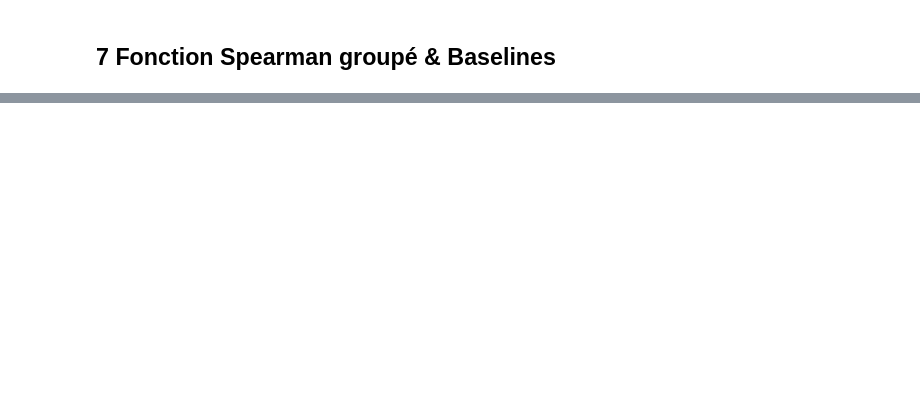
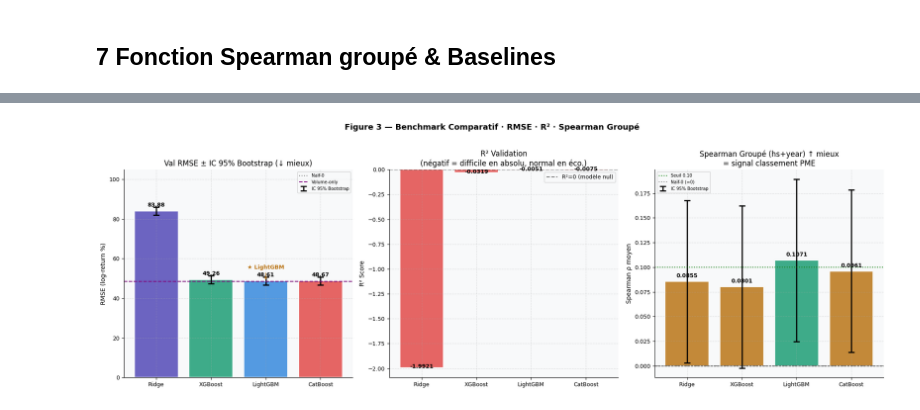
Before and after one commit to RhachiBadr/MaroTrade-Intelligence, a Jupyter notebook: notebooks/benchmark_phase1_v4.ipynb, the cells around one changed output, grey strips where cells are left out. Cells and saved outputs as stored; diff of their text form; code cells hidden in the pictures; blank space fills up the shorter version.

Commit message:
Integrate v6 market ranking benchmark

```diff
--- a/notebooks/benchmark_phase1_v4.ipynb
+++ b/notebooks/benchmark_phase1_v4.ipynb
@@ -737,0 +1076,94 @@ print(f'✅ Figure 7 | Top SHAP: {FEAT_LABELS.get(FEATURES[idx_s[0]], FEATURES[i
+# %%
+fig, axes = plt.subplots(1, 3, figsize=(18, 6))
+fig.suptitle('Figure 3 — Benchmark Comparatif · RMSE · R² · Spearman Groupé',
+             fontsize=13, fontweight='bold', y=1.02)
+
+names    = list(MODEL_CONFIGS.keys())
+val_rmse = [RESULTS[m]['val_rmse']     for m in names]
+val_r2   = [RESULTS[m]['val_r2']       for m in names]
+val_sp   = [RESULTS[m]['val_spearman'] for m in names]
+col_list = [COLORS[m] for m in names]
+ci_half_rmse = (CI_RMSE[1] - CI_RMSE[0]) / 2
+ci_half_sp   = (CI_SP[1]   - CI_SP[0])   / 2
+
+# ── 3a : Val RMSE ─────────────────────────────────────────────────────────────
+ax = axes[0]
+bars = ax.bar(names, val_rmse, color=col_list, alpha=0.85,
+              edgecolor='white', lw=1.5)
+ax.errorbar(names, val_rmse, yerr=[ci_half_rmse]*len(names),
+            fmt='none', color='black', capsize=5, capthick=2,
+            elinewidth=2, label='IC 95% Bootstrap')
+
+# Ligne baselines
+ax.axhline(BASELINES['Naif-0']['val_rmse'], color='gray',
+           lw=1.5, linestyle=':', label='Naïf-0')
+ax.axhline(BASELINES['Volume-only']['val_rmse'], color='purple',
+           lw=1.5, linestyle='--', label='Volume-only')
+
+for bar, val in zip(bars, val_rmse):
+    ax.text(bar.get_x() + bar.get_width()/2,
+            bar.get_height() + ci_half_rmse + 0.3,
+            f'{val:.2f}', ha='center', fontsize=9, fontweight='bold')
+
+bi = names.index(BEST_MODEL)
+ax.annotate(f'★ {BEST_MODEL}',
+            xy=(bi, val_rmse[bi]),
+            xytext=(bi, val_rmse[bi] + ci_half_rmse + 4),
+            ha='center', fontsize=9, color='#BA7517', fontweight='bold',
+            arrowprops=dict(arrowstyle='->', color='#BA7517'))
+
+ax.set_title('Val RMSE ± IC 95% Bootstrap (↓ mieux)')
+ax.set_ylabel('RMSE (log-return %)')
+ax.legend(fontsize=7)
+ax.set_ylim(0, max(val_rmse) * 1.25)
+
+# ── 3b : Val R² ───────────────────────────────────────────────────────────────
+ax = axes[1]
+cols_r2 = ['#1D9E75' if v >= 0 else '#E24B4A' for v in val_r2]
+bars = ax.bar(names, val_r2, color=cols_r2, alpha=0.85,
+              edgecolor='white', lw=1.5)
+ax.axhline(0, color='black', lw=1.5, linestyle='--',
+           alpha=0.5, label='R²=0 (modèle nul)')
+
+for bar, val in zip(bars, val_r2):
+    ax.text(bar.get_x() + bar.get_width()/2,
+            val + (0.002 if val >= 0 else -0.006),
+            f'{val:.4f}', ha='center', fontsize=9, fontweight='bold')
+
+ax.set_title('R² Validation\n(négatif = difficile en absolu, normal en éco.)')
+ax.set_ylabel('R² Score')
+ax.legend(fontsize=9)
+
+# ── 3c : Val Spearman groupé ──────────────────────────────────────────────────
+ax = axes[2]
+cols_sp = ['#1D9E75' if v > 0.10 else
+           '#BA7517' if v > 0.05 else
+           '#E24B4A' for v in val_sp]
+bars = ax.bar(names, val_sp, color=cols_sp, alpha=0.85,
+              edgecolor='white', lw=1.5)
+ax.errorbar(names, val_sp, yerr=[ci_half_sp]*len(names),
+            fmt='none', color='black', capsize=5, capthick=2,
+            elinewidth=2, label='IC 95% Bootstrap')
+
+ax.axhline(0,    color='black', lw=1,   linestyle='--')
+ax.axhline(0.10, color='green', lw=1.5, linestyle=':',  label='Seuil 0.10')
+ax.axhline(BASELINES['Naif-0']['val_spearman'],
+           color='gray', lw=1.5, linestyle=':', label='Naïf-0 (=0)')
+
+for bar, val in zip(bars, val_sp):
+    ax.text(bar.get_x() + bar.get_width()/2,
+            val + (0.004 if val >= 0 else -0.007),
+            f'{val:.4f}', ha='center', fontsize=9, fontweight='bold')
+
+ax.set_title('Spearman Groupé (hs+year) ↑ mieux\n= signal classement PME')
+ax.set_ylabel('Spearman ρ moyen')
+ax.legend(fontsize=7)
+
+plt.tight_layout()
+plt.savefig(f'{FIGURES_DIR}/fig3_benchmark.png', dpi=150, bbox_inches='tight')
+plt.show()
+print(f'✅ Figure 3 sauvegardée')
+print(f'   Best : {BEST_MODEL} | Spearman val = {RESULTS[BEST_MODEL]["val_spearman"]:.4f}')
+print(f'   IC 95% Spearman : [{CI_SP[0]:.4f}, {CI_SP[1]:.4f}]')
+# %% [output]
+[figure, added]
```
Also changed, not shown: parts of 37 cells of this notebook, 12 other files.
